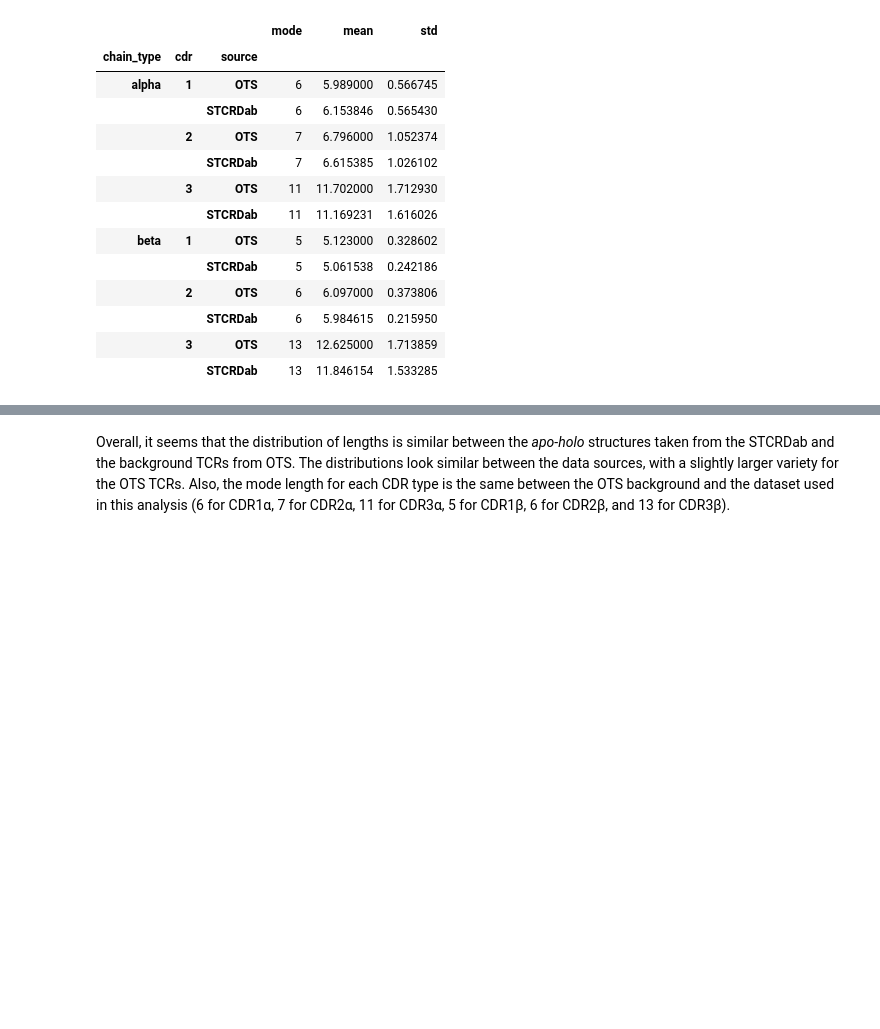
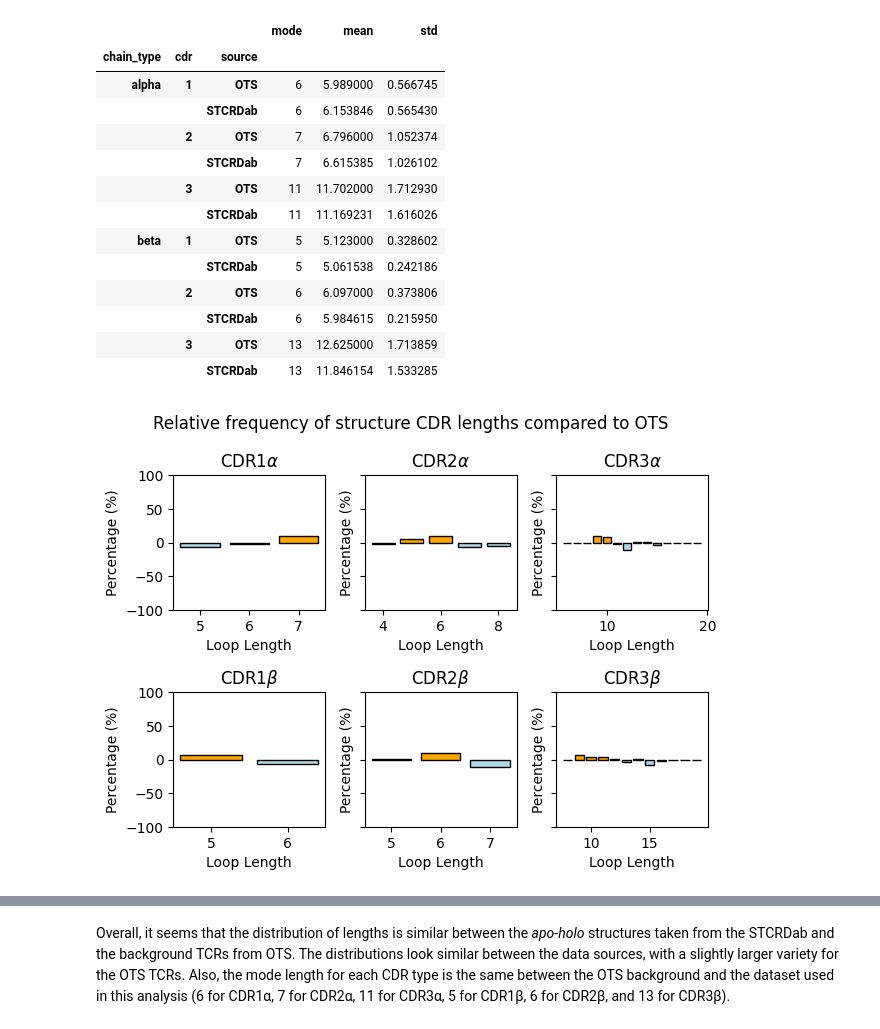
Before and after one commit to benjiemc/tcr-pmhc-interface-analysis, a Jupyter notebook: notebooks/Ascertaining_the_generalisability_of_the_structure_data.ipynb, the cells around one changed output, grey strips where cells are left out. Cells and saved outputs as stored; diff of their text form; code cells hidden in the pictures; blank space fills up the shorter version.

Commit message:
Add additional plots with proportions

```diff
--- a/notebooks/Ascertaining_the_generalisability_of_the_structure_data.ipynb
+++ b/notebooks/Ascertaining_the_generalisability_of_the_structure_data.ipynb
@@ -169,3 +170,25 @@ cdr_lengths
 | 388 | cdr3_beta | ASSDRDRVPETQY | 3 | beta | 13 | STCRDab |
 | 389 | cdr3_beta | ASSLRDRVPETQY | 3 | beta | 13 | STCRDab |
 6390 rows × 6 columns
+# %%
+ots_sample_cdrs_proptions = ots_sample_cdrs.groupby(['chain_type', 'cdr'])['length'].value_counts(normalize=True) * 100
+ots_sample_cdrs_proptions.name = 'percentage'
+ots_sample_cdrs_proptions = ots_sample_cdrs_proptions.reset_index()
+# %%
+apo_holo_cdr_length_proportions = (apo_holo_cdr_sequences.groupby(['chain_type', 'cdr'])
+                                   ['length']
+                                   .value_counts(normalize=True)
+                                   * 100)
+apo_holo_cdr_length_proportions.name = 'percentage'
+apo_holo_cdr_length_proportions = apo_holo_cdr_length_proportions.reset_index()
+# %%
+cdr_length_proportions = ots_sample_cdrs_proptions.merge(apo_holo_cdr_length_proportions,
+                                                         how='outer',
+                                                         on=['chain_type', 'cdr', 'length'],
+                                                         suffixes=['_ots', '_stcrdab']).fillna(0)
+
+
+cdr_length_proportions['difference'] = (cdr_length_proportions['percentage_stcrdab']
+                                        - cdr_length_proportions['percentage_ots'])
+
+cdr_length_proportions
@@ -229,3 +369,23 @@ cdr_lengths.groupby(['chain_type', 'cdr', 'source'])['length'].agg([pd.Series.mo
 |  |  | STCRDab | 6 | 5.984615 | 0.215950 |
 |  | 3 | OTS | 13 | 12.625000 | 1.713859 |
 |  |  | STCRDab | 13 | 11.846154 | 1.533285 |
+# %%
+fig, axes = plt.subplots(ncols=3, nrows=2, tight_layout=True, sharey=True)
+plt.ylim([-100, 100])
+fig.suptitle('Relative frequency of structure CDR lengths compared to OTS')
+
+for i, chain_type in enumerate(('alpha', 'beta')):
+    for j, cdr in enumerate(('1', '2', '3')):
+        proportion_data = cdr_length_proportions.query("chain_type == @chain_type and cdr == @cdr")
+        colors = proportion_data['difference'].map(lambda diff: 'lightblue' if diff < 0 else 'orange')
+
+        axes[i, j].bar(proportion_data['length'], proportion_data['difference'], color=colors, edgecolor='black')
+
+        axes[i, j].set_title(f'CDR{cdr}$\\{chain_type}$')
+        axes[i, j].set_xlabel('Loop Length')
+        axes[i, j].set_ylabel('Percentage (%)')
+
+plt.savefig('../report/figures/stcrdab_ots_cdr_lengths_proportions.svg')
+plt.show()
+# %% [output]
+[figure, added]
```
Also changed, not shown: parts of 8 cells of this notebook.
